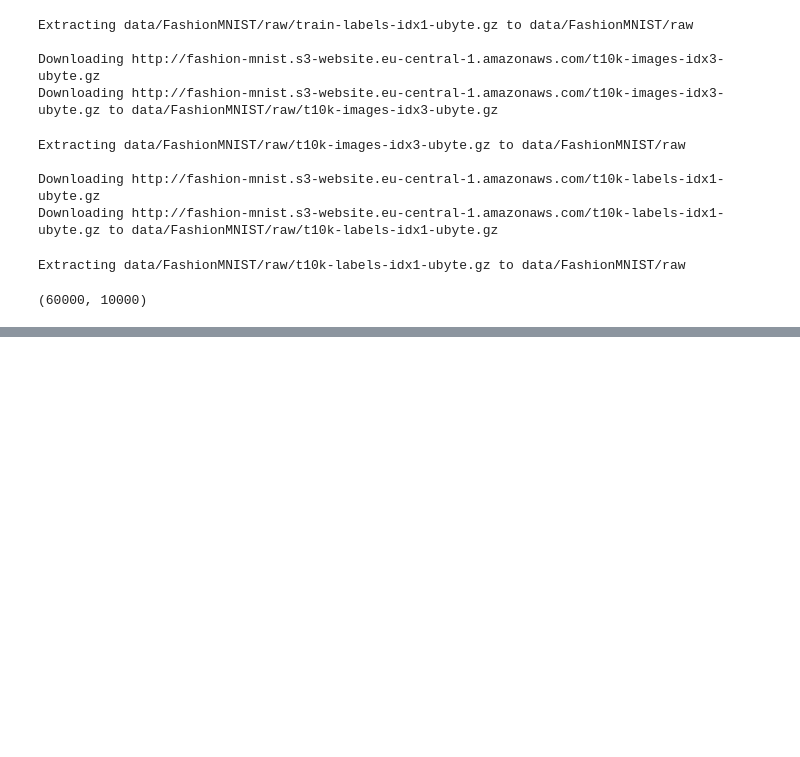
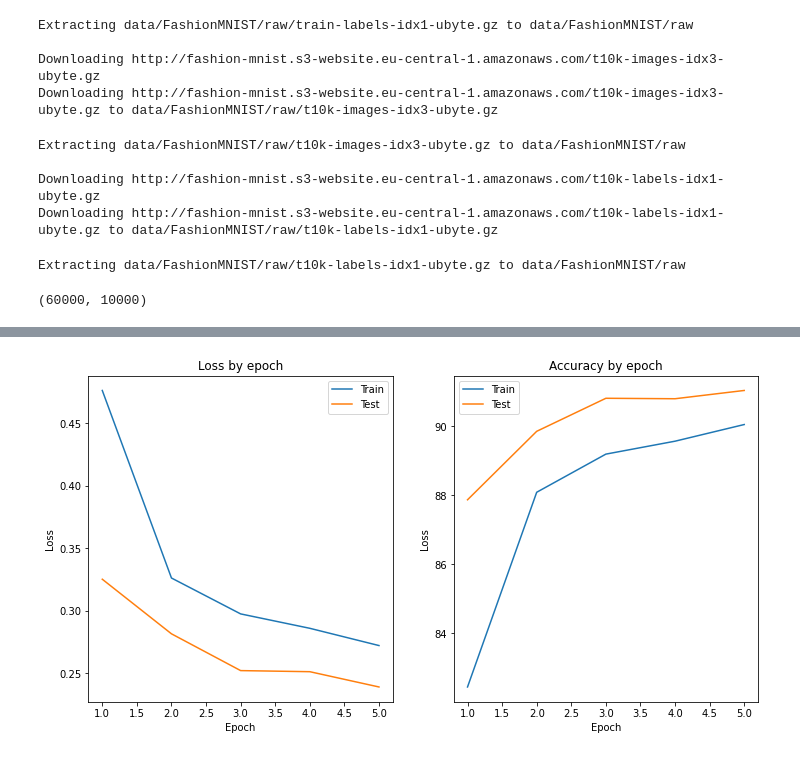
Before and after one commit to Calcifer777/learn-deep-learning, a Jupyter notebook: learn-pytorch/zero_to_mastery_learn_pytorch.ipynb, the cells around one changed output, grey strips where cells are left out. Drawn from its saved outputs; the diff is of its cells as text; code cells hidden in the pictures; blank space fills up the shorter version.

```diff
--- a/learn-pytorch/zero_to_mastery_learn_pytorch.ipynb
+++ b/learn-pytorch/zero_to_mastery_learn_pytorch.ipynb
@@ -440,8 +449,8 @@ class FashionClassifier(nn.Module):
     return x
 # %%
 INPUT_CHANNELS = train_data[0][0].shape[0]
+HIDDEN_UNITS = 64
 NUM_CLASSES = len(train_data.classes)
-HIDDEN_UNITS = 10
 
 print(f"{INPUT_CHANNELS=}, {HIDDEN_UNITS=}, {NUM_CLASSES=}")
 # %% [output]
@@ -481,3 +484,3 @@ accuracy_fn(batch_y.to(device), batch_preds)
 # %%
 loss_fn = nn.CrossEntropyLoss()
-optimizer = torch.optim.Adam(params=model_0.parameters(), lr=0.05)
+optimizer = torch.optim.Adam(params=model_0.parameters(), lr=0.005)
@@ -514,15 +543,26 @@ def train_step(
 # %%
-EPOCHS = 10
+EPOCHS = 5
 
 epochs = range(EPOCHS)
 train_loss, test_loss, train_acc, test_acc, = [], [], [], [],
 
 for epoch in epochs:
-  _ = train_step(
+  etrain_loss, etrain_acc = train_step(
     model=model_0,
     data_loader=train_dataloader,
     loss_fn=loss_fn,
     optimizer=optimizer,
     accuracy_fn=accuracy,
   )
+  train_loss.append(etrain_loss.to("cpu").detach().numpy())
+  train_acc.append(etrain_acc)
+  etest_loss, etest_acc = test_step(
+    model=model_0,
+    data_loader=train_dataloader,
+    loss_fn=loss_fn,
+    optimizer=optimizer,
+    accuracy_fn=accuracy,
+  )
+  test_loss.append(etest_loss.to("cpu").detach().numpy())
+  test_acc.append(etest_acc)
 # %% [output]
@@ -567,0 +579,24 @@ def train_step(model: torch.nn.Module,
+# %%
+def plot_history(train_losses, test_losses=None, train_acc=None, test_acc=None):
+  plt.figure(figsize=(12, 6))
+  plt.subplot(1, 2, 1)
+  epochs = list(range(1, len(train_loss)+1))
+  plt.plot(epochs, train_losses, label="Train")
+  if test_losses:
+    plt.plot(epochs, test_losses, label="Test")
+  plt.title("Loss by epoch")
+  plt.ylabel("Loss")
+  plt.xlabel("Epoch")
+  plt.legend()
+  plt.subplot(1, 2, 2)
+  plt.plot(epochs, train_acc, label="Train")
+  if test_losses:
+    plt.plot(epochs, test_acc, label="Test")
+  plt.title("Accuracy by epoch")
+  plt.ylabel("Loss")
+  plt.xlabel("Epoch")
+  plt.legend()
+# %%
+plot_history(train_loss, test_loss, train_acc, test_acc)
+# %% [output]
+[figure, added]
```
Also changed, not shown: parts of 12 cells of this notebook.
